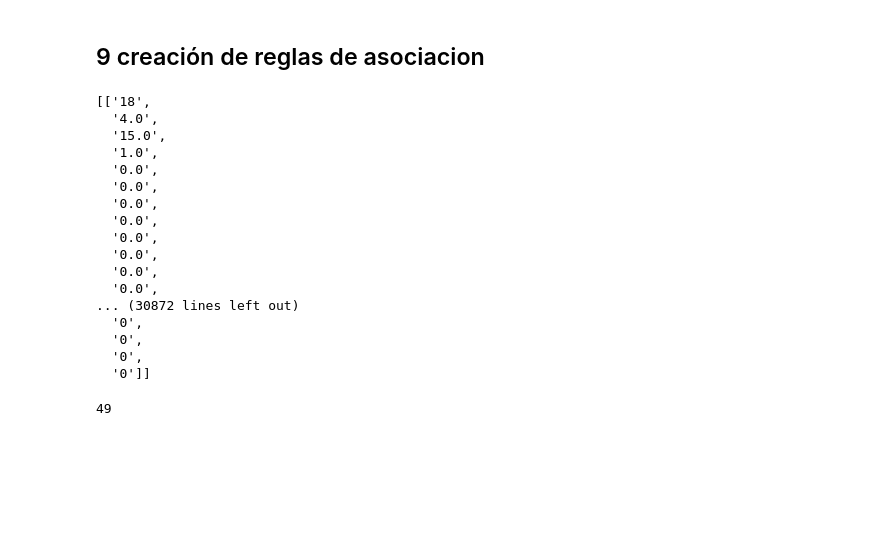
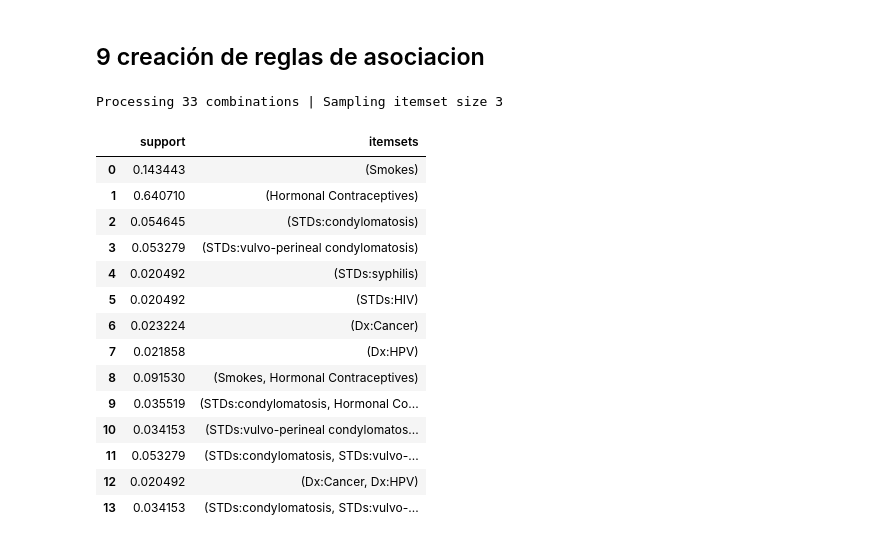
Before and after one commit to AGM54/DATASCIENCE, a Jupyter notebook: codigo.ipynb, the cells around one changed output. Cells and saved outputs as stored; diff of their text form; code cells hidden in the pictures; blank space fills up the shorter version.

```diff
--- a/codigo.ipynb
+++ b/codigo.ipynb
@@ -804,33 +732,3 @@ STDs: Number of diagnosis         0.006910  0.059994
 - **Interpretación**: Este componente representa una combinación adicional de la cantidad de años y la intensidad del hábito de fumar.
 # %% [markdown]
 ## 9 creación de reglas de asociacion
-# %%
-dfApriori = data #copiar la data del df
-
-#importar apriori para el calculo de reglas de asociacion
-from apyori import apriori
-
-# print(dfApriori.shape)
-#transformar datos a lista de listas
-records = []
-for i in range(0, 858):
-    records.append([str(dfApriori.values[i,j]) for j in range(0, 36)])
-records
-# %% [output]
-[['18',
-  '4.0',
-  '15.0',
-  '1.0',
-  '0.0',
-  '0.0',
-  '0.0',
-  '0.0',
-  '0.0',
-  '0.0',
-  '0.0',
-  '0.0',
-... (30872 lines left out)
-  '0',
-  '0',
-  '0',
-  '0']]
@@ -837,8 +746,21 @@ records
 # %%
-
-#al menos 20% de soporte entre valores y un 80% de confianza
-reglas_asociacion = apriori(records,min_support=0.2, min_confidence = 0.8)
-reglas = list(reglas_asociacion)
-print(len(reglas))
+#al menos 20% de soporte entre valores
+ASSOCIATIONS = apriori(dfApriori,min_support=0.02, use_colnames = True, verbose = 1)
+ASSOCIATIONS
 # %% [output]
-49
+Processing 33 combinations | Sampling itemset size 3
+|  | support | itemsets |
+| 0 | 0.143443 | (Smokes) |
+| 1 | 0.640710 | (Hormonal Contraceptives) |
+| 2 | 0.054645 | (STDs:condylomatosis) |
+| 3 | 0.053279 | (STDs:vulvo-perineal condylomatosis) |
+| 4 | 0.020492 | (STDs:syphilis) |
+| 5 | 0.020492 | (STDs:HIV) |
+| 6 | 0.023224 | (Dx:Cancer) |
+| 7 | 0.021858 | (Dx:HPV) |
+| 8 | 0.091530 | (Smokes, Hormonal Contraceptives) |
+| 9 | 0.035519 | (STDs:condylomatosis, Hormonal Co... |
+| 10 | 0.034153 | (STDs:vulvo-perineal condylomatos... |
+| 11 | 0.053279 | (STDs:condylomatosis, STDs:vulvo-... |
+| 12 | 0.020492 | (Dx:Cancer, Dx:HPV) |
+| 13 | 0.034153 | (STDs:condylomatosis, STDs:vulvo-... |
```
Also changed, not shown: parts of 8 cells of this notebook.
